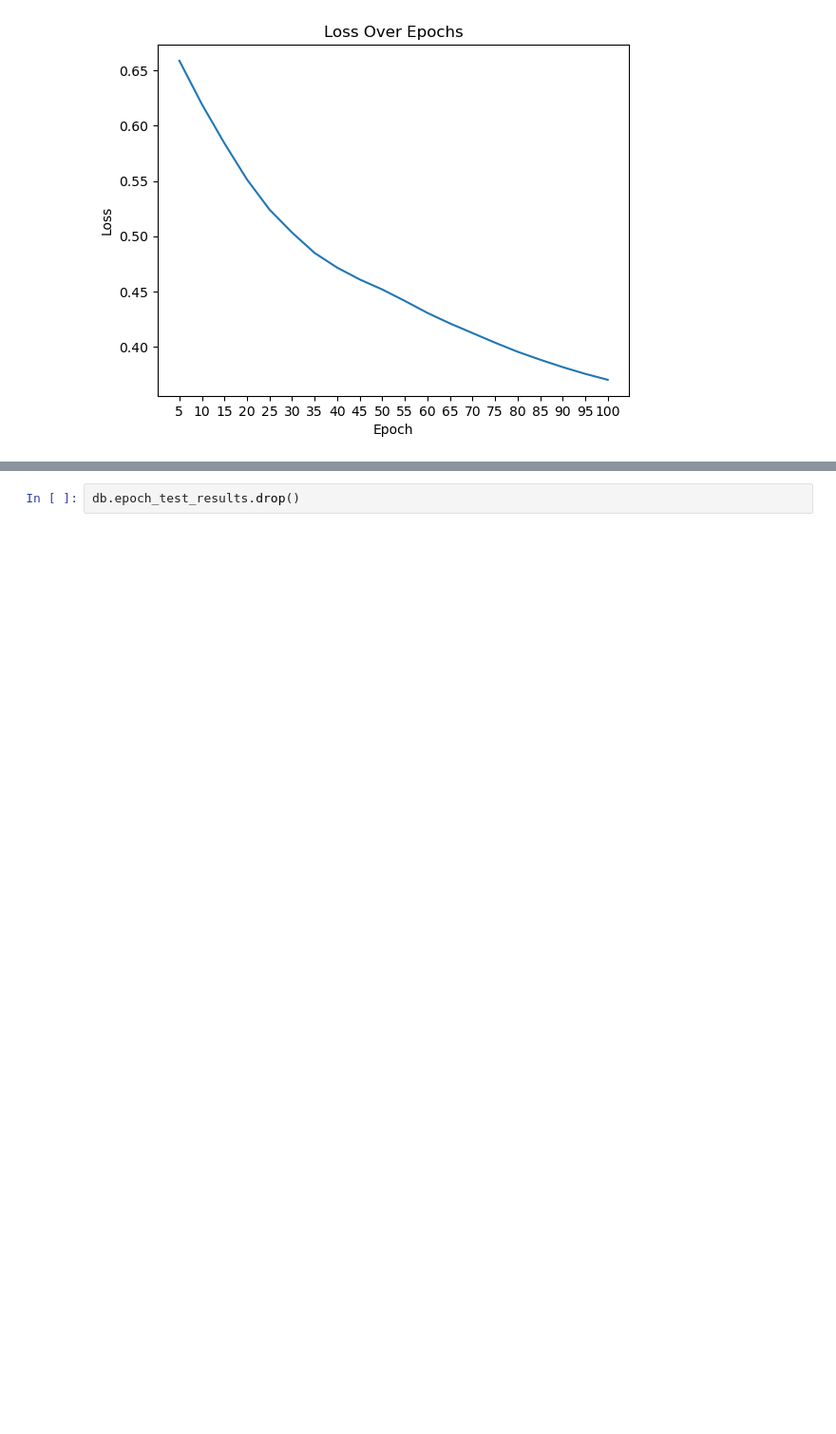
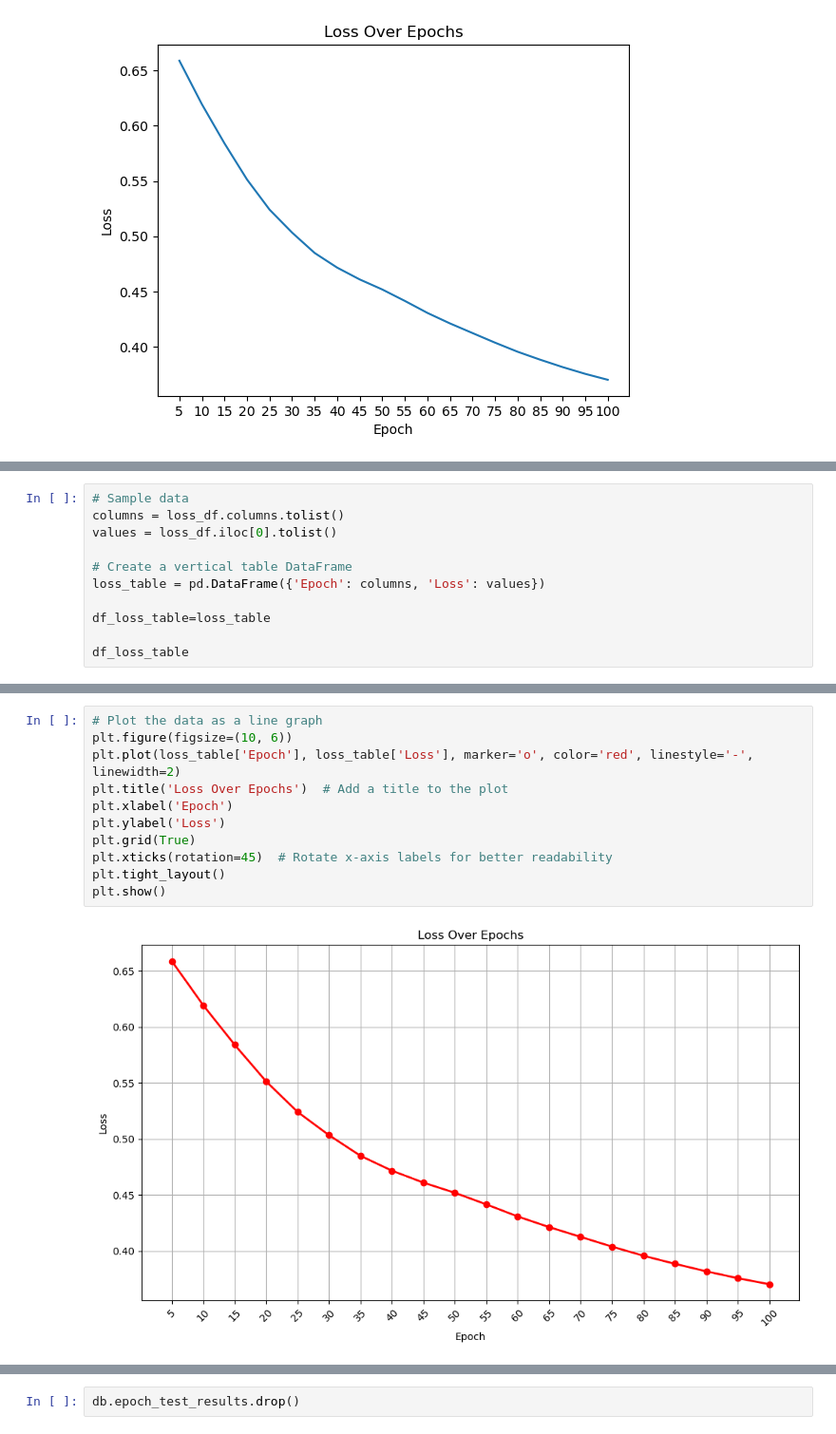
Before and after one commit to andrew-fellowes/project-four-testing-ovarian-cancer, a Jupyter notebook: Mongo_db_files-Roberto_Copy/python_db_test_result.ipynb, the cells around one changed output, grey strips where cells are left out. Shown at 95% size. Saved outputs shown, nothing was run; the diff lists cells and outputs as text; blank space fills up the shorter version.

```diff
--- a/Mongo_db_files-Roberto_Copy/python_db_test_result.ipynb
+++ b/Mongo_db_files-Roberto_Copy/python_db_test_result.ipynb
@@ -234,0 +276,11 @@ Index(['5', '10', '15', '20', '25', '30', '35', '40', '45', '50', '55', '60',
+# %%
+# Sample data
+columns = loss_df.columns.tolist()
+values = loss_df.iloc[0].tolist()
+
+# Create a vertical table DataFrame
+loss_table = pd.DataFrame({'Epoch': columns, 'Loss': values})
+
+df_loss_table=loss_table
+
+df_loss_table
@@ -234,0 +305,13 @@ Index(['5', '10', '15', '20', '25', '30', '35', '40', '45', '50', '55', '60',
+# %%
+# Plot the data as a line graph
+plt.figure(figsize=(10, 6))
+plt.plot(loss_table['Epoch'], loss_table['Loss'], marker='o', color='red', linestyle='-', linewidth=2)
+plt.title('Loss Over Epochs')  # Add a title to the plot
+plt.xlabel('Epoch')
+plt.ylabel('Loss')
+plt.grid(True)
+plt.xticks(rotation=45)  # Rotate x-axis labels for better readability
+plt.tight_layout()
+plt.show()
+# %% [output]
+[figure, added]
```
Also changed, not shown: parts of 11 cells of this notebook, 5 other files.
